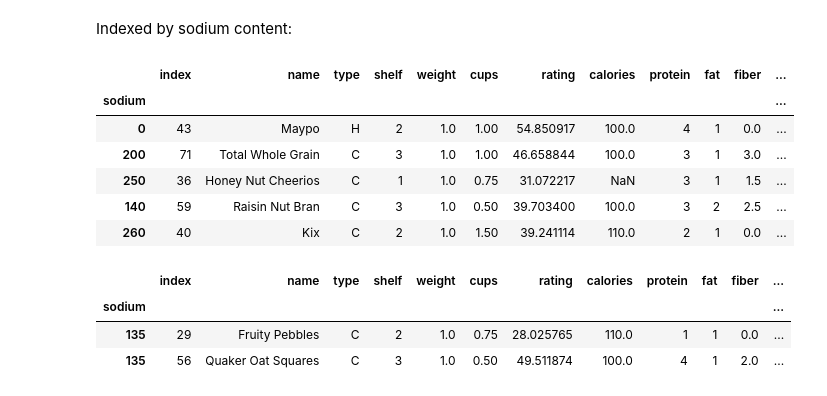
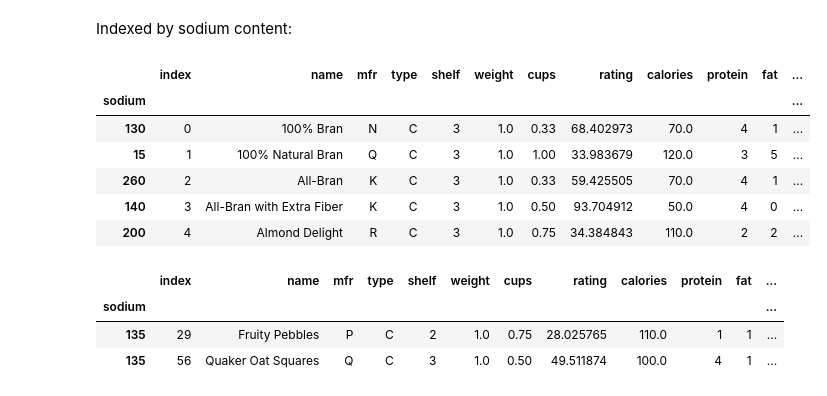
Before and after one commit to jenny4567/intro-to-data-analysis, a Jupyter notebook: notebooks/cereal_challenge.ipynb, the cells around one changed output. Drawn from its saved outputs; the diff is of its cells as text; code cells hidden in the pictures.

```diff
--- a/notebooks/cereal_challenge.ipynb
+++ b/notebooks/cereal_challenge.ipynb
@@ -172,9 +178,8 @@ This would need further investigation before conclusions could be drawn.
 
 Next I will index by Manufacturer:
 # %%
-cereal_merged = cereal_merged.set_index('mfr').sort_index()
-cereal_merged.sort_values('rating')
-#cereal_merged.head()
+cereal_merged_mfr = cereal_merged.set_index('mfr').sort_index()
+cereal_merged_mfr
 # %% [output]
 |  | index | name | type | shelf | weight | cups | rating | calories | protein | fat | sodium | ... |
 | mfr |  |  |  |  |  |  |  |  |  |  |  | ... |
@@ -204,20 +209,20 @@ cereal_merged.loc['N']
 # %% [markdown]
 Indexed by sodium content:
 # %%
-cereal_merged = cereal_merged.set_index('sodium')
-cereal_merged.head()
+cereal_merged_Na = cereal_merged.set_index('sodium')
+cereal_merged_Na.head()
 # %% [output]
-|  | index | name | type | shelf | weight | cups | rating | calories | protein | fat | fiber | ... |
+|  | index | name | mfr | type | shelf | weight | cups | rating | calories | protein | fat | ... |
 | sodium |  |  |  |  |  |  |  |  |  |  |  | ... |
-| 0 | 43 | Maypo | H | 2 | 1.0 | 1.00 | 54.850917 | 100.0 | 4 | 1 | 0.0 | ... |
-| 200 | 71 | Total Whole Grain | C | 3 | 1.0 | 1.00 | 46.658844 | 100.0 | 3 | 1 | 3.0 | ... |
-| 250 | 36 | Honey Nut Cheerios | C | 1 | 1.0 | 0.75 | 31.072217 | NaN | 3 | 1 | 1.5 | ... |
-| 140 | 59 | Raisin Nut Bran | C | 3 | 1.0 | 0.50 | 39.703400 | 100.0 | 3 | 2 | 2.5 | ... |
-| 260 | 40 | Kix | C | 2 | 1.0 | 1.50 | 39.241114 | 110.0 | 2 | 1 | 0.0 | ... |
+| 130 | 0 | 100% Bran | N | C | 3 | 1.0 | 0.33 | 68.402973 | 70.0 | 4 | 1 | ... |
+| 15 | 1 | 100% Natural Bran | Q | C | 3 | 1.0 | 1.00 | 33.983679 | 120.0 | 3 | 5 | ... |
+| 260 | 2 | All-Bran | K | C | 3 | 1.0 | 0.33 | 59.425505 | 70.0 | 4 | 1 | ... |
+| 140 | 3 | All-Bran with Extra Fiber | K | C | 3 | 1.0 | 0.50 | 93.704912 | 50.0 | 4 | 0 | ... |
+| 200 | 4 | Almond Delight | R | C | 3 | 1.0 | 0.75 | 34.384843 | 110.0 | 2 | 2 | ... |
 # %%
-cereal_merged.loc[135]
+cereal_merged_Na.loc[135]
 # %% [output]
-|  | index | name | type | shelf | weight | cups | rating | calories | protein | fat | fiber | ... |
+|  | index | name | mfr | type | shelf | weight | cups | rating | calories | protein | fat | ... |
 | sodium |  |  |  |  |  |  |  |  |  |  |  | ... |
-| 135 | 29 | Fruity Pebbles | C | 2 | 1.0 | 0.75 | 28.025765 | 110.0 | 1 | 1 | 0.0 | ... |
-| 135 | 56 | Quaker Oat Squares | C | 3 | 1.0 | 0.50 | 49.511874 | 100.0 | 4 | 1 | 2.0 | ... |
+| 135 | 29 | Fruity Pebbles | P | C | 2 | 1.0 | 0.75 | 28.025765 | 110.0 | 1 | 1 | ... |
+| 135 | 56 | Quaker Oat Squares | Q | C | 3 | 1.0 | 0.50 | 49.511874 | 100.0 | 4 | 1 | ... |
```
Also changed, not shown: parts of 19 cells of this notebook.
